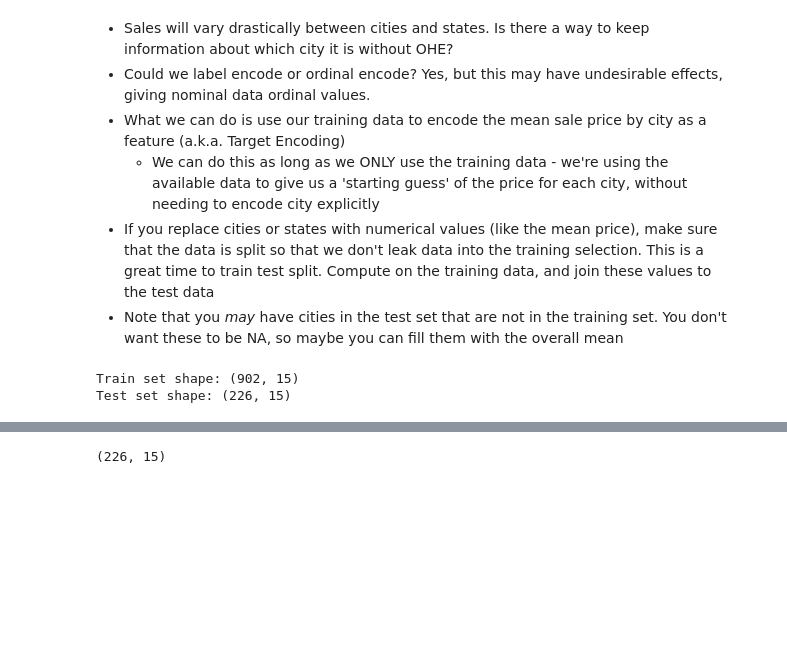
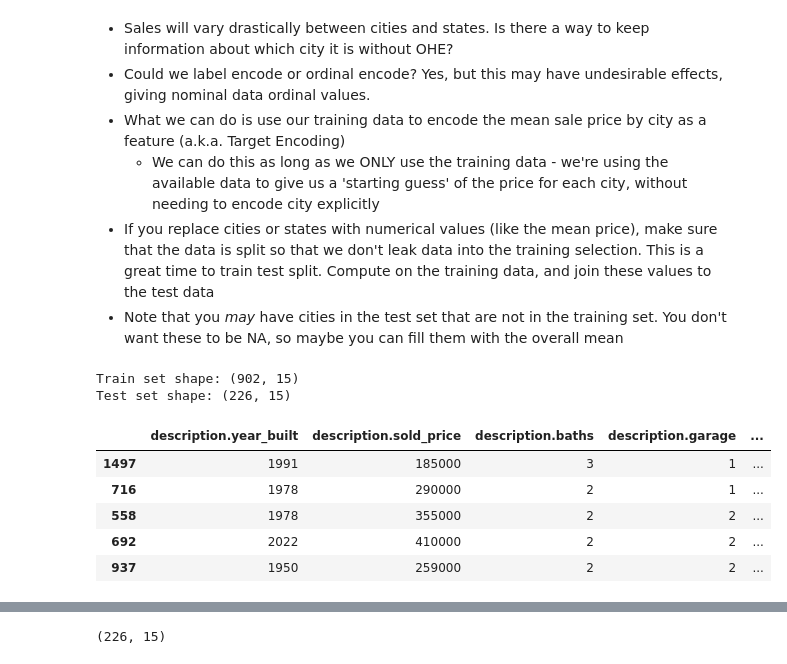
Before and after one commit to blairjdaniel/DS-Midterm-Project, a Jupyter notebook: notebooks/1 - EDA.ipynb, the cells around one changed output, grey strips where cells are left out. Saved outputs shown, nothing was run; the diff lists cells and outputs as text; code cells hidden in the pictures; blank space fills up the shorter version.

```diff
--- a/notebooks/1 - EDA.ipynb
+++ b/notebooks/1 - EDA.ipynb
@@ -616,30 +616,38 @@ df_result.head()
 # %%
 # perform train test split here
 # Define the target variable and features
 target = 'description.sold_price'
 features = df_result.columns.drop(target)
 
 # Perform the train-test split
 train_df, test_df = train_test_split(df_result, test_size=0.2, random_state=42)
 
 # Handle NaN or infinite values before converting to integers
 train_df = train_df.replace([np.inf, -np.inf], np.nan).fillna(0)
 test_df = test_df.replace([np.inf, -np.inf], np.nan).fillna(0)
 
 # Convert all float columns to integers in train_df
 float_cols_train = train_df.select_dtypes(include=['float']).columns
 train_df[float_cols_train] = train_df[float_cols_train].astype(int)
 
 # Convert all float columns to integers in test_df
 float_cols_test = test_df.select_dtypes(include=['float']).columns
 test_df[float_cols_test] = test_df[float_cols_test].astype(int)
 
 # Display the shapes of the train and test sets
 print(f"Train set shape: {train_df.shape}")
 print(f"Test set shape: {test_df.shape}")
+
+train_df.head()
 # %% [output]
 Train set shape: (902, 15)
 Test set shape: (226, 15)
+|  | description.year_built | description.sold_price | description.baths | description.garage | ... |
+| 1497 | 1991 | 185000 | 3 | 1 | ... |
+| 716 | 1978 | 290000 | 2 | 1 | ... |
+| 558 | 1978 | 355000 | 2 | 2 | ... |
+| 692 | 2022 | 410000 | 2 | 2 | ... |
+| 937 | 1950 | 259000 | 2 | 2 | ... |
 # %%
 # Use labelEncoder for changing description.type NaN to the mean
 le = LabelEncoder()
```
Also changed, not shown: parts of 4 cells of this notebook, 11 other files.
